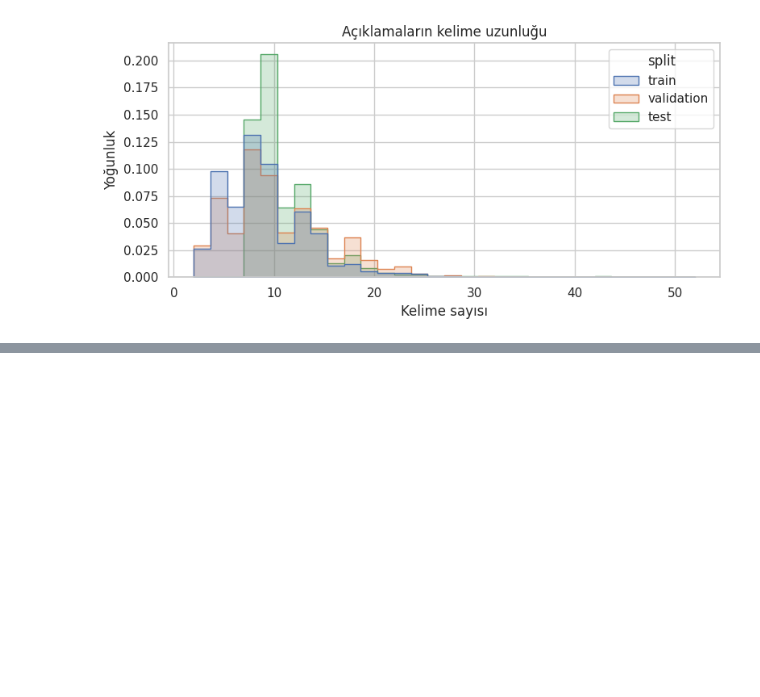
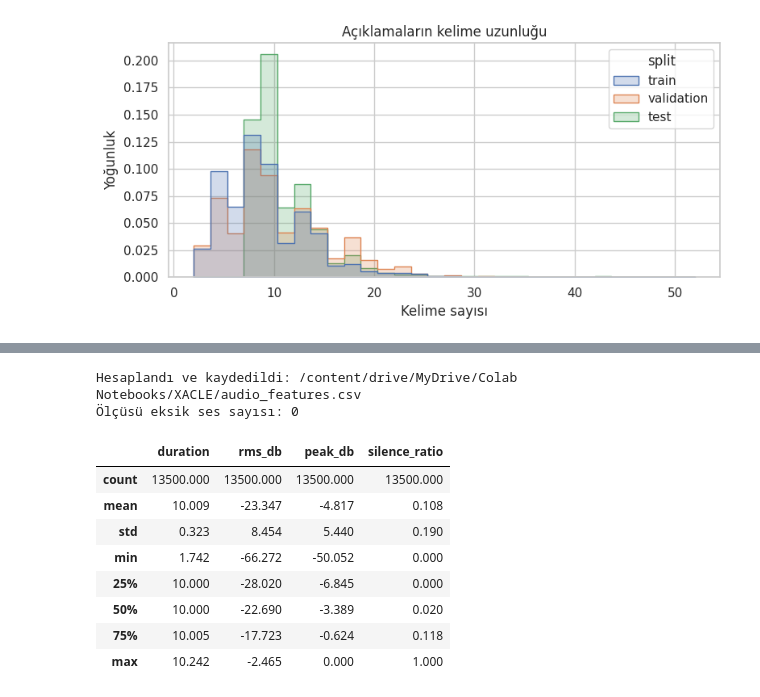
Before and after one commit to bm5201-2026/26832901020_26832901023_BM5201, a Jupyter notebook: assignment1_eda_baseline.ipynb, the cells around one changed output, grey strips where cells are left out. Saved outputs shown, nothing was run; the diff lists cells and outputs as text; code cells hidden in the pictures; blank space fills up the shorter version.

```diff
--- a/assignment1_eda_baseline.ipynb
+++ b/assignment1_eda_baseline.ipynb
@@ -336,0 +352,36 @@ validation ∩ test ortak metin sayısı: 0
+# %%
+
+from src.data import compute_audio_features
+
+if IN_COLAB:
+    AUDIO_CACHE = Path("/content/drive/MyDrive/Colab Notebooks/XACLE/audio_features.csv")
+else:
+    AUDIO_CACHE = REPO_DIR / "datasets" / "audio_features.csv"
+
+if AUDIO_CACHE.exists():
+    audio_df = pd.read_csv(AUDIO_CACHE)
+    print("Önbellekten okundu:", AUDIO_CACHE)
+else:
+    audio_df = compute_audio_features(df, DATA_ROOT)
+    AUDIO_CACHE.parent.mkdir(parents=True, exist_ok=True)
+    audio_df.to_csv(AUDIO_CACHE, index=False)
+    print("Hesaplandı ve kaydedildi:", AUDIO_CACHE)
+
+# Ses ölçülerini puan tablosuyla birleştiriyoruz
+df_audio = df.merge(audio_df, on=["split", FILE_COL], how="left")
+print("Ölçüsü eksik ses sayısı:", df_audio["rms_db"].isna().sum())
+
+AUDIO_COLS = ["duration", "rms_db", "peak_db", "silence_ratio"]
+df_audio[AUDIO_COLS].describe().round(3)
+# %% [output]
+Hesaplandı ve kaydedildi: /content/drive/MyDrive/Colab Notebooks/XACLE/audio_features.csv
+Ölçüsü eksik ses sayısı: 0
+|  | duration | rms_db | peak_db | silence_ratio |
+| count | 13500.000 | 13500.000 | 13500.000 | 13500.000 |
+| mean | 10.009 | -23.347 | -4.817 | 0.108 |
+| std | 0.323 | 8.454 | 5.440 | 0.190 |
+| min | 1.742 | -66.272 | -50.052 | 0.000 |
+| 25% | 10.000 | -28.020 | -6.845 | 0.000 |
+| 50% | 10.000 | -22.690 | -3.389 | 0.020 |
+| 75% | 10.005 | -17.723 | -0.624 | 0.118 |
+| max | 10.242 | -2.465 | 0.000 | 1.000 |
```
Also changed, not shown: parts of 8 cells of this notebook.
